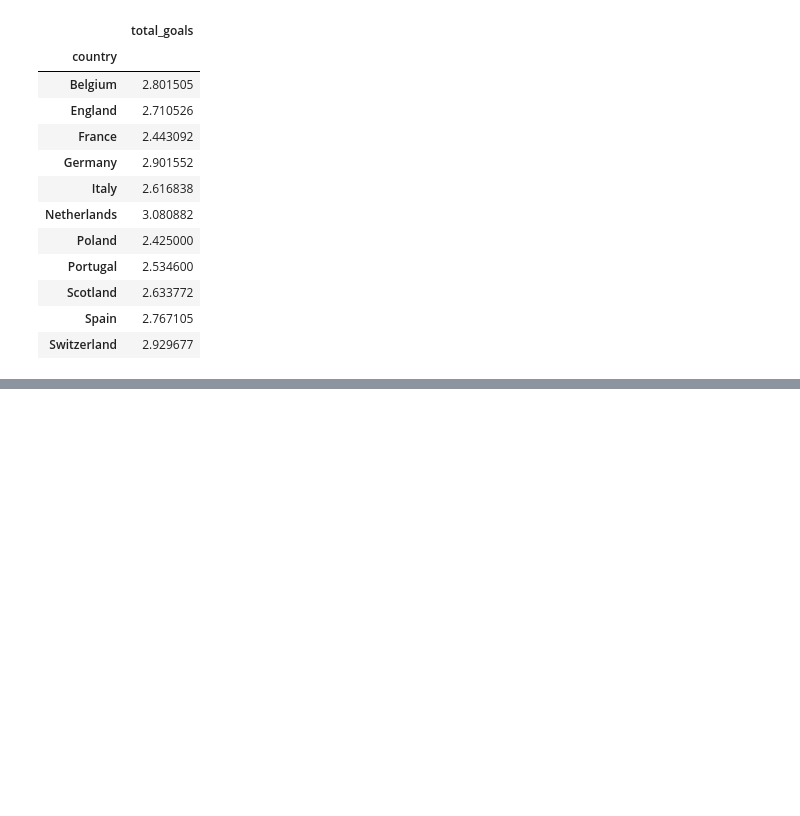
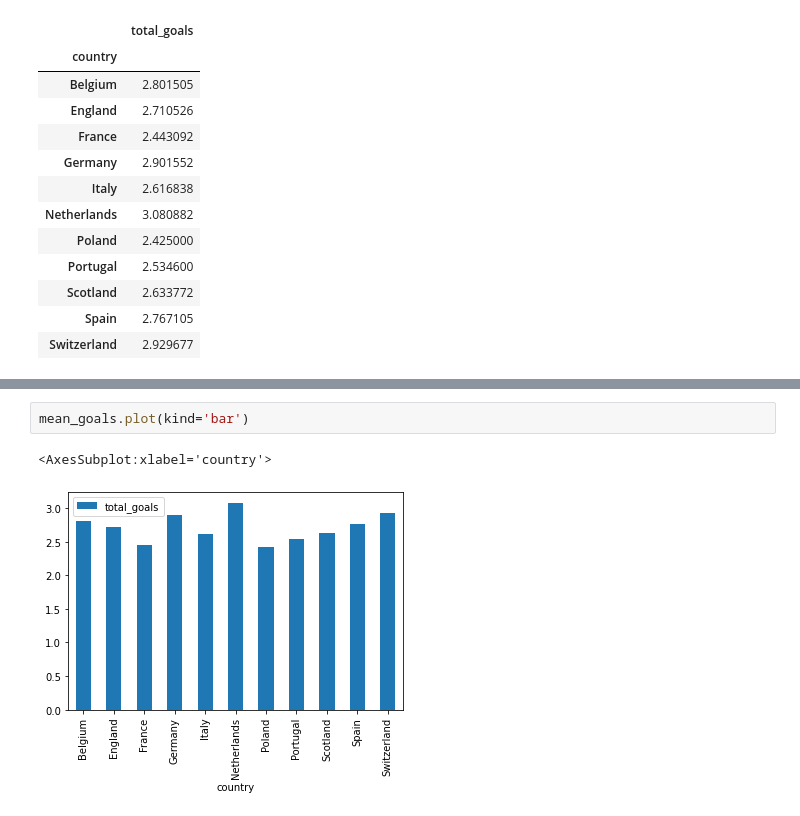
Before and after one commit to alx2202/DataAnalysis, a Jupyter notebook: Day15/ex_1.ipynb, the cells around one changed output, grey strips where cells are left out. Drawn from its saved outputs; the diff is of its cells as text; blank space fills up the shorter version.

```diff
--- a/Day15/ex_1.ipynb
+++ b/Day15/ex_1.ipynb
@@ -63,0 +134,5 @@ mean_goals
+# %%
+mean_goals.plot(kind='bar')
+# %% [output]
+<AxesSubplot:xlabel='country'>
+[figure, added]
```
Also changed, not shown: parts of 10 cells of this notebook.
